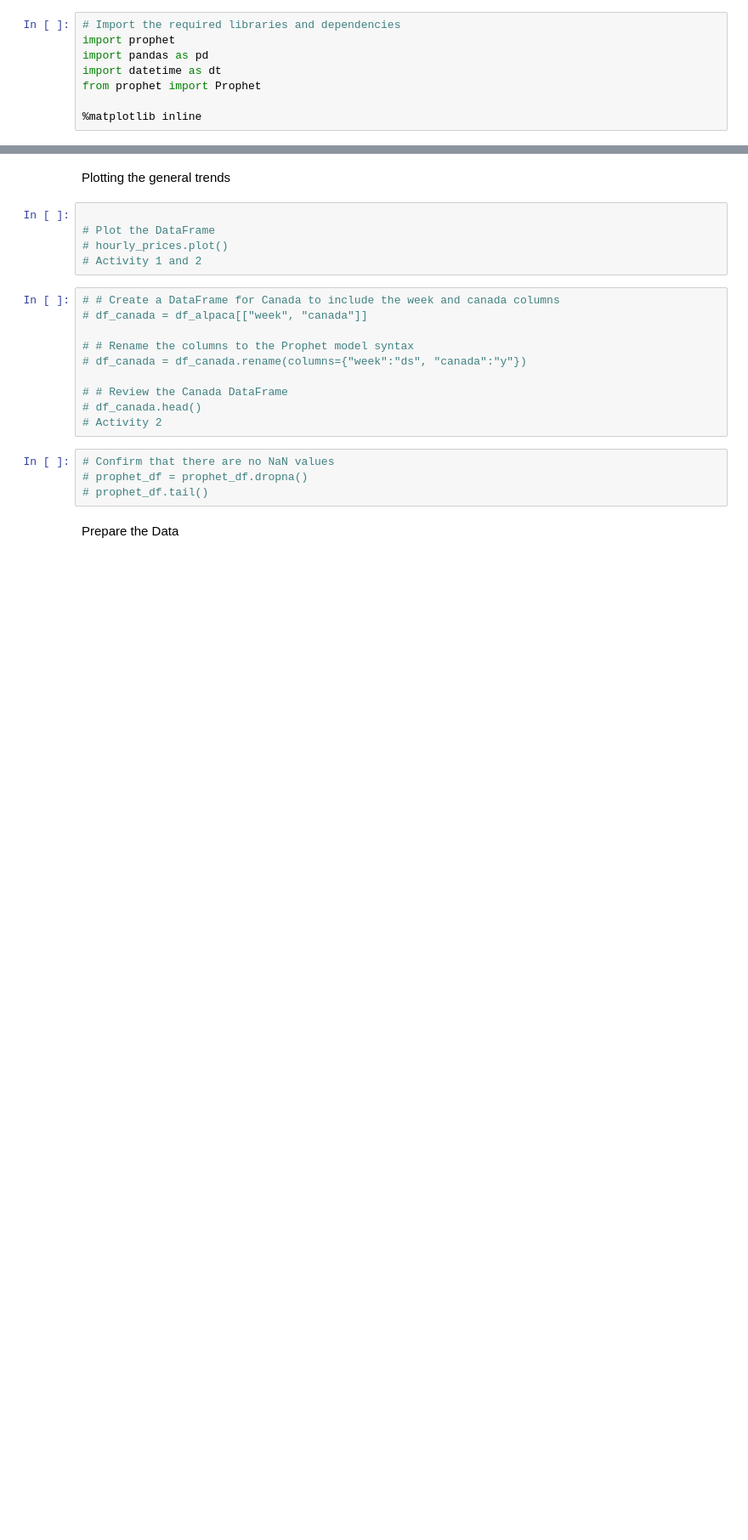
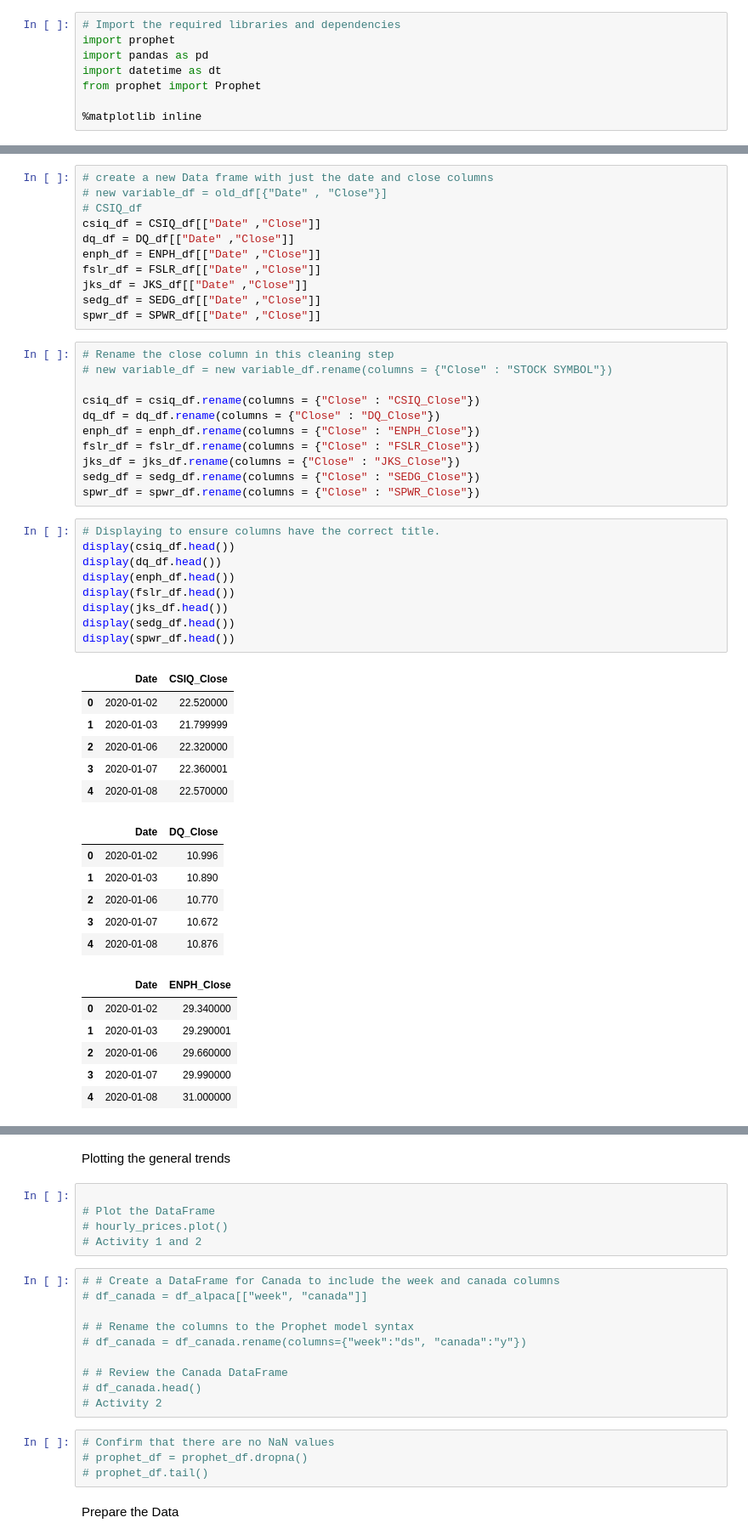
Before and after one commit to srhill12/Solar_stock_project, a Jupyter notebook: tatiana_work.ipynb, the cells around one changed output, grey strips where cells are left out. Shown at 85% size. Cells and saved outputs as stored; diff of their text form; blank space fills up the shorter version.

```diff
--- a/tatiana_work.ipynb
+++ b/tatiana_work.ipynb
@@ -20,0 +73,50 @@ from prophet import Prophet
+# %%
+# create a new Data frame with just the date and close columns
+# new variable_df = old_df[{"Date" , "Close"}]
+# CSIQ_df
+csiq_df = CSIQ_df[["Date" ,"Close"]]
+dq_df = DQ_df[["Date" ,"Close"]]
+enph_df = ENPH_df[["Date" ,"Close"]]
+fslr_df = FSLR_df[["Date" ,"Close"]]
+jks_df = JKS_df[["Date" ,"Close"]]
+sedg_df = SEDG_df[["Date" ,"Close"]]
+spwr_df = SPWR_df[["Date" ,"Close"]]
+# %%
+# Rename the close column in this cleaning step
+# new variable_df = new variable_df.rename(columns = {"Close" : "STOCK SYMBOL"})
+
+csiq_df = csiq_df.rename(columns = {"Close" : "CSIQ_Close"})
+dq_df = dq_df.rename(columns = {"Close" : "DQ_Close"})
+enph_df = enph_df.rename(columns = {"Close" : "ENPH_Close"})
+fslr_df = fslr_df.rename(columns = {"Close" : "FSLR_Close"})
+jks_df = jks_df.rename(columns = {"Close" : "JKS_Close"})
+sedg_df = sedg_df.rename(columns = {"Close" : "SEDG_Close"})
+spwr_df = spwr_df.rename(columns = {"Close" : "SPWR_Close"})
+# %%
+# Displaying to ensure columns have the correct title.
+display(csiq_df.head())
+display(dq_df.head())
+display(enph_df.head())
+display(fslr_df.head())
+display(jks_df.head())
+display(sedg_df.head())
+display(spwr_df.head())
+# %% [output]
+|  | Date | CSIQ_Close |
+| 0 | 2020-01-02 | 22.520000 |
+| 1 | 2020-01-03 | 21.799999 |
+| 2 | 2020-01-06 | 22.320000 |
+| 3 | 2020-01-07 | 22.360001 |
+| 4 | 2020-01-08 | 22.570000 |
+|  | Date | DQ_Close |
+| 0 | 2020-01-02 | 10.996 |
+| 1 | 2020-01-03 | 10.890 |
+| 2 | 2020-01-06 | 10.770 |
+| 3 | 2020-01-07 | 10.672 |
+| 4 | 2020-01-08 | 10.876 |
+|  | Date | ENPH_Close |
+| 0 | 2020-01-02 | 29.340000 |
+| 1 | 2020-01-03 | 29.290001 |
+| 2 | 2020-01-06 | 29.660000 |
+| 3 | 2020-01-07 | 29.990000 |
+| 4 | 2020-01-08 | 31.000000 |
```
Also changed, not shown: parts of 4 cells of this notebook.
